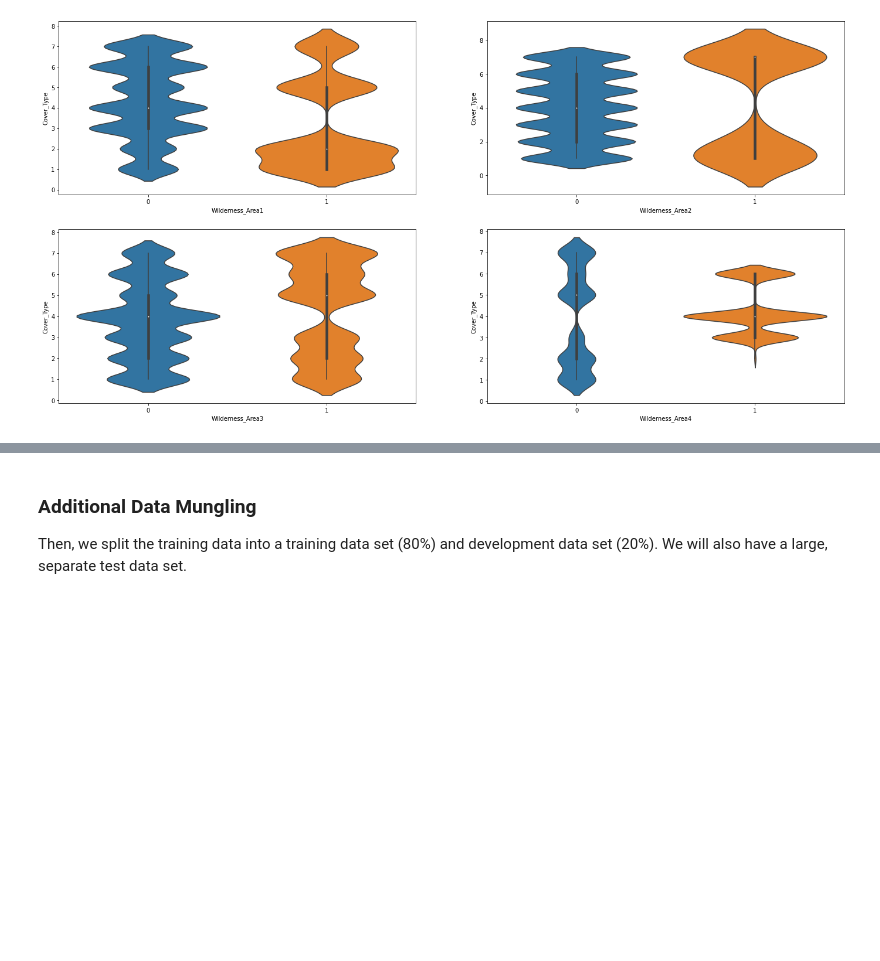
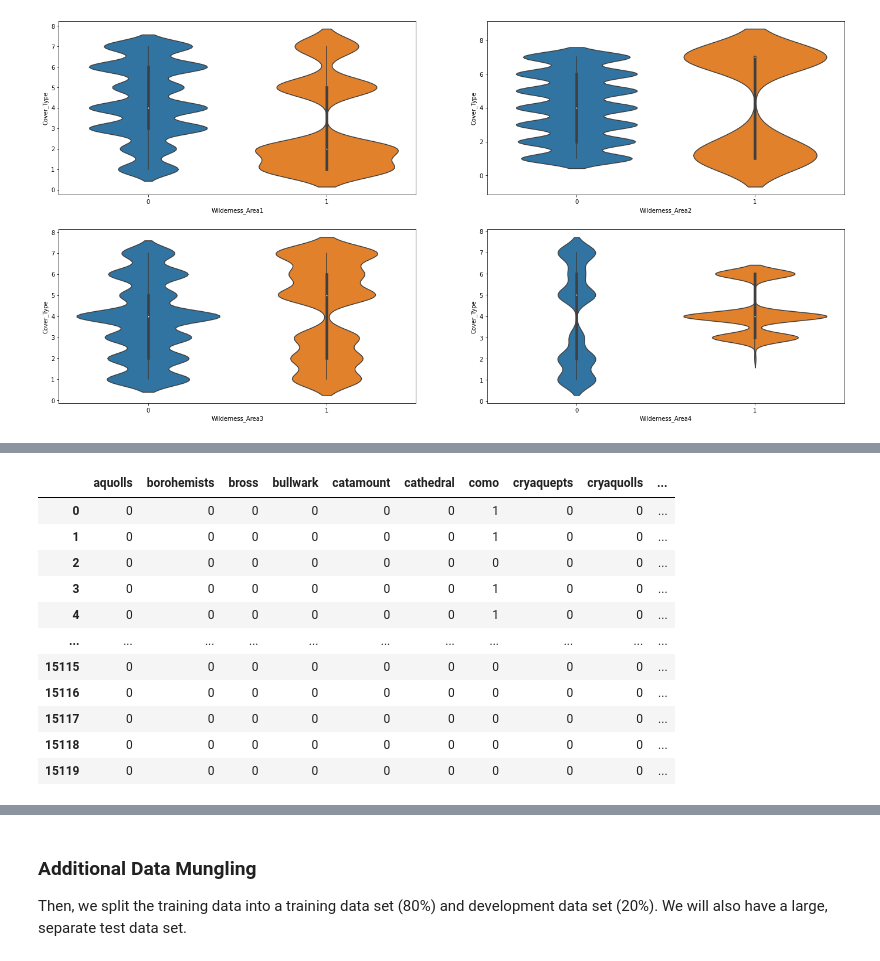
Before and after one commit to justinetaylor/mids-w207-final-project, a Jupyter notebook: clear-cut-solution.ipynb, the cells around one changed output, grey strips where cells are left out. Saved outputs shown, nothing was run; the diff lists cells and outputs as text; code cells hidden in the pictures; blank space fills up the shorter version.

```diff
--- a/clear-cut-solution.ipynb
+++ b/clear-cut-solution.ipynb
@@ -245,0 +264,72 @@ test_df.drop(columns=["Id"],inplace=True)
+# %%
+#### Analyze frequqncy that imporant types of soil show up ####
+
+import re  #regexes to work with strings
+from sklearn.feature_extraction.text import CountVectorizer #count up occurences of words
+import numpy as np
+
+# pull in the text of the soil types
+with open("km_EDA/soil_raw.txt") as f:
+    s_raw = f.read()
+
+# lowercase everything to make it easier to work with
+s = s_raw.lower()
+
+# take out punctuation and numbers.
+pattern = re.compile(r"[\d\.,-]")
+s = pattern.sub(" ",s)
+
+# take out filler words "family","families","complex"
+pattern = re.compile(r"(family|families|complex|typic)")
+s = pattern.sub(" ",s)
+
+# replace cryaquolis/aquolis (doesn't exist) with cryaquolls/aquolls
+pattern = re.compile(r"aquolis")
+s = pattern.sub("aquolls",s)
+
+# the "unspecified" row doesn't contain any data
+pattern = re.compile(r"unspecified in the usfs soil and elu survey")
+s = pattern.sub(" ",s)
+
+#replace the space in words separated by a single space with an underscore
+pattern = re.compile(r"(\w+) (\w+)")
+s = pattern.sub(r"\1_\2",s)
+
+
+
+### COUNT AND TRANSFORM THE DATA ###
+cv = CountVectorizer()
+# create the counts matrix based on word occurences in our processed soil types
+counts = cv.fit_transform(s.split("\n"))
+# we can use the counts as a transformation matrix to convert to our refined categories
+xform = counts.toarray()
+
+## Explanation of xform
+    # It turns out that multiplying our original soil matrix by xform using matrix mutiplication
+    # will just give us a matrix that has been converted to the new feature space.
+
+# Grab out the new features (that are replacing s_01 thru s_40)
+new_cats = cv.get_feature_names()
+print("-- New Feature Names --")
+print(new_cats,"\n")
+
+# get original soil names
+og_soil_col_names = [("Soil_Type{:d}".format(ii+1)) for ii in range(40)]
+
+# get columns containing soil information from our dataframe.
+soil_cols = np.array(train_df[og_soil_col_names])
+
+# transform the soil features. Put them into a dataframe.
+trans_soil = np.matmul(soil_cols,xform)
+trans_soil_df = pd.DataFrame(data = trans_soil, columns = new_cats)
+display(trans_soil_df)
+
+# combine the new soil features with the existing freatures in a single df
+df_new = train_df.drop(columns=og_soil_col_names)
+df_new = pd.concat([df_new, trans_soil_df],axis=1)
+df_new = df_new[[col for col in df_new if col not in ["Cover_Type"]]+["Cover_Type"]] #want cover type as last column
+display(df_new)
+
+# We'll just reassign the train_df here to be equal to df_new
+train_df = df_new
+# %% [output]
@@ -245,0 +338,12 @@ test_df.drop(columns=["Id"],inplace=True)
+|  | aquolls | borohemists | bross | bullwark | catamount | cathedral | como | cryaquepts | cryaquolls | ... |
+| 0 | 0 | 0 | 0 | 0 | 0 | 0 | 1 | 0 | 0 | ... |
+| 1 | 0 | 0 | 0 | 0 | 0 | 0 | 1 | 0 | 0 | ... |
+| 2 | 0 | 0 | 0 | 0 | 0 | 0 | 0 | 0 | 0 | ... |
+| 3 | 0 | 0 | 0 | 0 | 0 | 0 | 1 | 0 | 0 | ... |
+| 4 | 0 | 0 | 0 | 0 | 0 | 0 | 1 | 0 | 0 | ... |
+| ... | ... | ... | ... | ... | ... | ... | ... | ... | ... | ... |
+| 15115 | 0 | 0 | 0 | 0 | 0 | 0 | 0 | 0 | 0 | ... |
+| 15116 | 0 | 0 | 0 | 0 | 0 | 0 | 0 | 0 | 0 | ... |
+| 15117 | 0 | 0 | 0 | 0 | 0 | 0 | 0 | 0 | 0 | ... |
+| 15118 | 0 | 0 | 0 | 0 | 0 | 0 | 0 | 0 | 0 | ... |
+| 15119 | 0 | 0 | 0 | 0 | 0 | 0 | 0 | 0 | 0 | ... |
```
Also changed, not shown: parts of 18 cells of this notebook, 23 other files.
